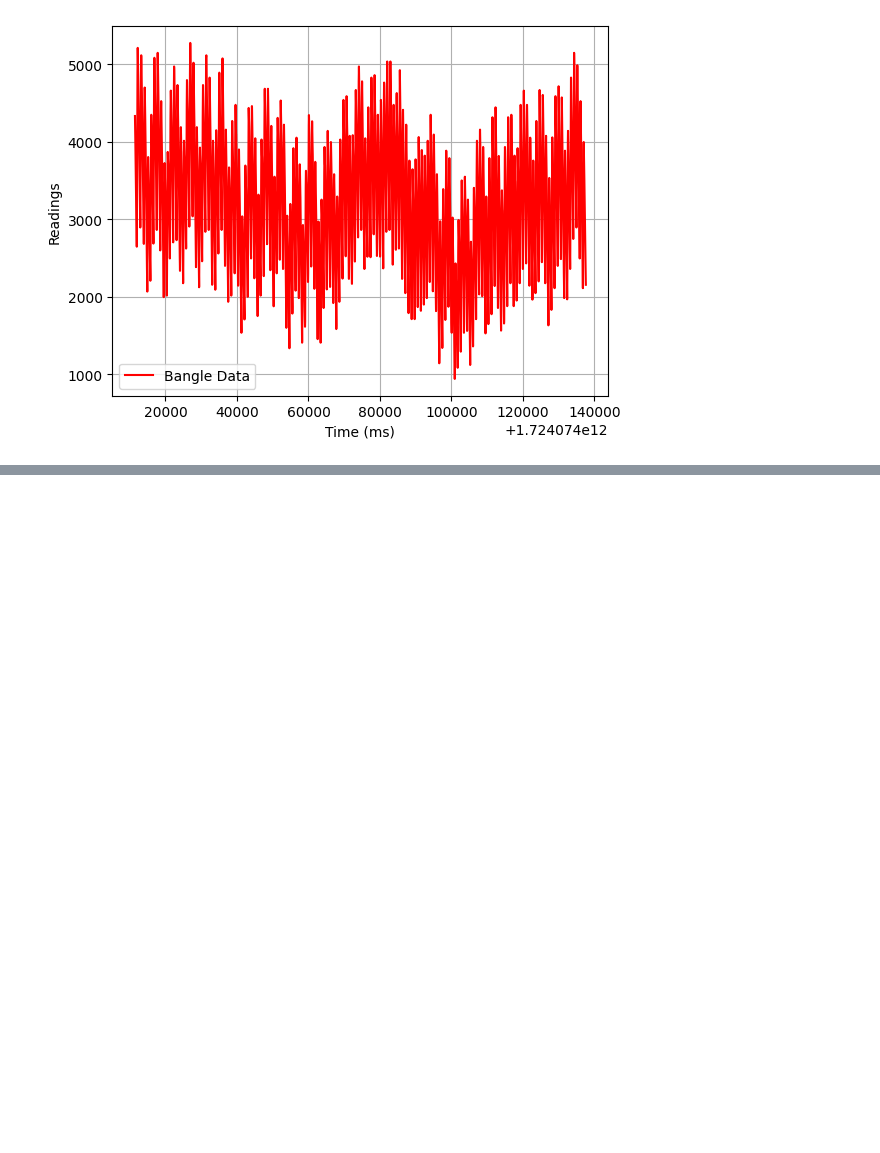
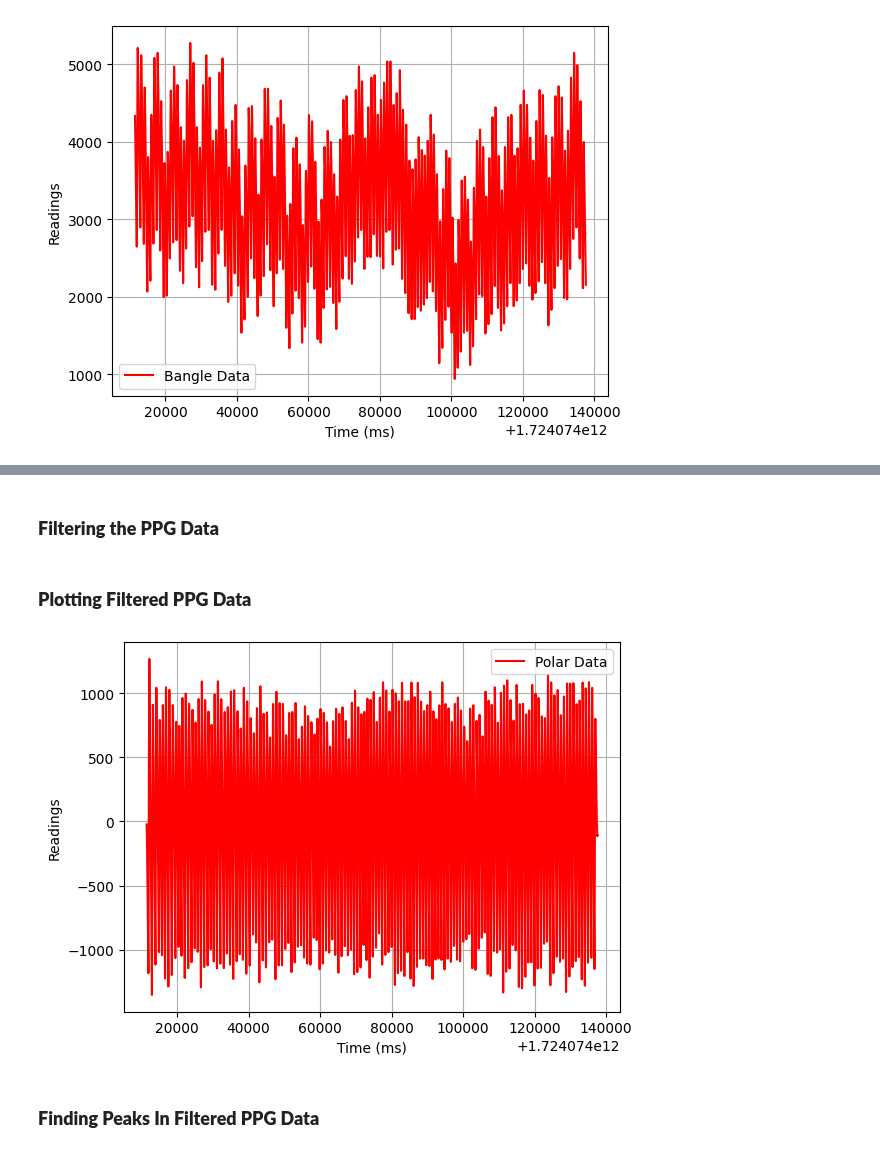
Before and after one commit to Showmick119/Benchmarking-Signal-Processing-Packages, a Jupyter notebook: bangle.ipynb, the cells around one changed output, grey strips where cells are left out. Saved outputs shown, nothing was run; the diff lists cells and outputs as text; code cells hidden in the pictures; blank space fills up the shorter version.

```diff
--- a/bangle.ipynb
+++ b/bangle.ipynb
@@ -30,0 +102,23 @@ plt.show()
+# %%
+lowcut, highcut = 0.5, 8.0
+nyq = 0.5 * fs
+b, a = butter(3, [lowcut/nyq, highcut/nyq], btype='band')  # Getting numerator b, and denominator a polynomials for the 3rd order IIR filter
+# %% [markdown]
+### **Filtering the PPG Data**
+# %%
+ppg = bangle_data["value"].to_numpy()  # The raw PPG amplitude vector
+'filtfilt() applies zero-phase filtering, allowing us to keep the peaks aligned with the raw signal'
+ppg_filt = filtfilt(b, a, ppg)  # filtering the raw PPG according to the coefficients from the Butterworth band-pass filter
+# %% [markdown]
+### **Plotting Filtered PPG Data**
+# %%
+plt.plot(x_axis, ppg_filt, c='r', label="Polar Data")
+plt.legend()
+plt.grid(True, 'both', 'both')
+plt.xlabel("Time (ms)")
+plt.ylabel("Readings")
+plt.show()
+# %% [output]
+[figure, added]
+# %% [markdown]
+### **Finding Peaks In Filtered PPG Data**
```
Also changed, not shown: parts of 16 cells of this notebook.
